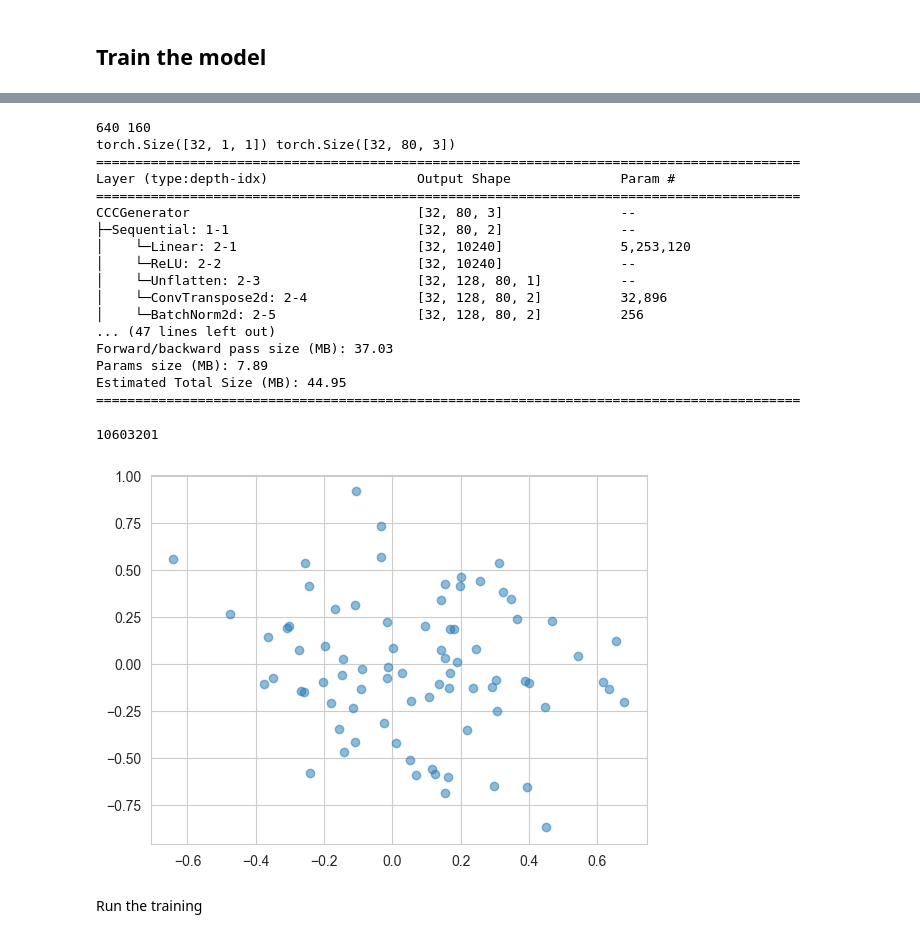
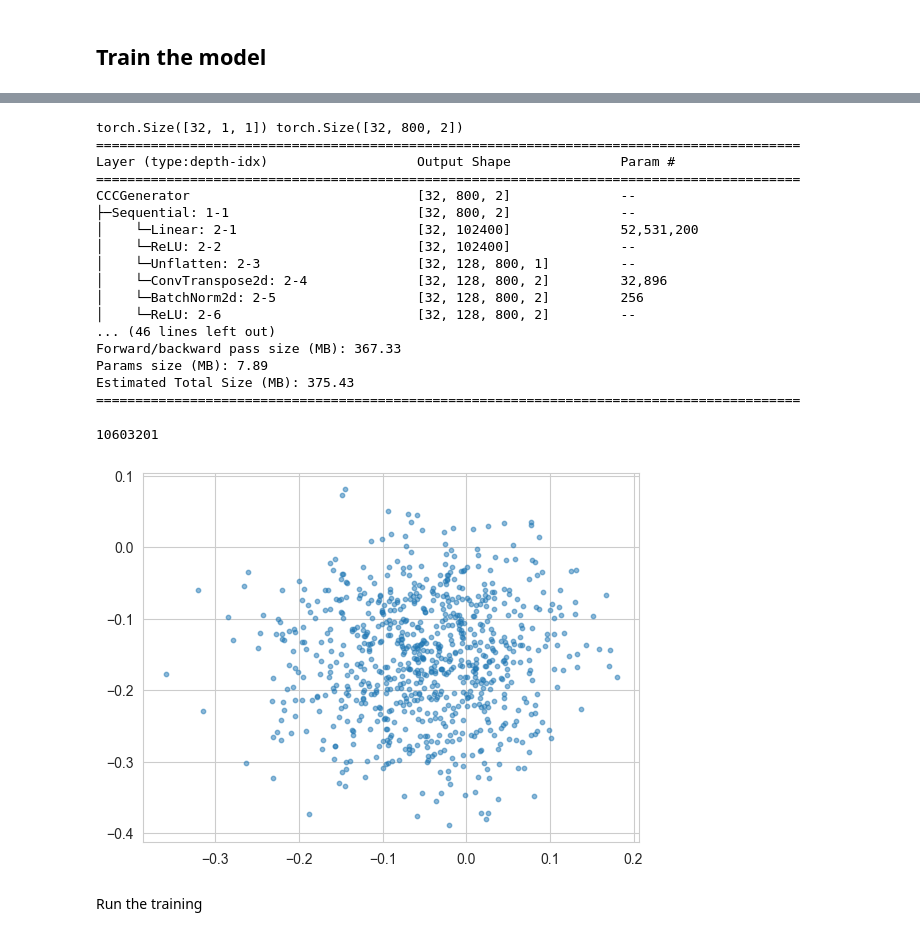
Before and after one commit to Veikko-Saikkonen/hard-spheres, a Jupyter notebook: Notebooks/Hardspheres_v2_simple_lattice.ipynb, the cells around one changed output, grey strips where cells are left out. Drawn from its saved outputs; the diff is of its cells as text; code cells hidden in the pictures.

```diff
--- a/Notebooks/Hardspheres_v2_simple_lattice.ipynb
+++ b/Notebooks/Hardspheres_v2_simple_lattice.ipynb
@@ -89,11 +88,11 @@ N = 1600
 X_box = 41.076212368516387
 Y_box = 35.573043402379753
 
-# Square lattice
-N = 1600
-X_box = 38.225722823651111
-y_box = 38.225722823651111
-dataframe["r"] = 0.375 # Fixed radius for all data, for square lattice
+# # Square lattice
+# N = 1600
+# X_box = 38.225722823651111
+# y_box = 38.225722823651111
+# dataframe["r"] = 0.375 # Fixed radius for all data, for square lattice
 # %%
 from sklearn.preprocessing import StandardScaler, MinMaxScaler
 
@@ -108,7 +107,7 @@ dataframe_scaled = pd.DataFrame(scaler.transform(dataframe), columns=dataframe.c
 dataframe_scaled.set_index(dataframe.index, inplace=True)
 
 dataframe_scaled = dataframe_scaled.drop(columns=["class"]) # Redundant with r
-# dataframe_scaled = dataframe_scaled.sort_values(by=["experiment", "sample"])
+dataframe_scaled = dataframe_scaled.sort_values(by=["experiment", "sample"])
 dataframe_scaled.describe().round(7)
 # %% [output]
 |  | x | y | r |
@@ -314,91 +343,52 @@ Descriptor List:  ['phi']
 # %%
-from src.models.CryinGAN import CCCGDiscriminator, CCCGeneratorWithDiffusion, CCCGenerator
-
 test_frac = 0.2
-
 
 dataset = dataset.to(run_params["training"]["device"])
 trainset, testset = torch.utils.data.random_split(dataset, [1-test_frac, test_frac])
-print(len(trainset), len(testset))
 
 sample_x = dataset[0:32][0].cpu()#.transpose(-1,-2)
 sample_y = dataset[0:32][1].cpu()
 
 sample_x_mps = sample_x.to("mps")
 sample_y_mps = sample_y.to("mps")
 
 print(sample_x.shape, sample_y.shape)
 
-
-out_samples = dataset.samples[0].shape[1]
-out_dimensions = 2 #dataset.samples[0].shape[2]
-
-kernel_size = (1,1)
-stride=1
-
-generator = CCCGenerator(
-    kernel_size=kernel_size,
-    stride=stride,
-    channels_coefficient=1,
-    rand_features=512,# 513 for one paper, 64 for another,
-    out_dimensions=out_dimensions,
-    out_samples=out_samples,
-    latent_dim=128, # 128 for the papers
-    fix_r=0.0049,
-    clip_output = False,
-    # (
-    #     dataset.y.min(dim=0).values.min(dim=0).values,
-    #     dataset.y.max(dim=0).values.max(dim=0).values
-    # )
-    ).to("mps")
-
-
-input_channels = 3
-
-discriminator = CCCGDiscriminator(
-    input_channels=input_channels,
-    in_samples=out_samples,
-    kernel_size=(1,1),
-    channels_coefficient=3
-    ).to("mps")
-
 gan = GAN(
     dataset,
     dataset,# No separate test set
-    generator_model=generator,
-    discriminator_model=discriminator,
     **run_params
     )
 
 print(summary(gan.generator, input_data=sample_x_mps, depth=2))
 print(summary(gan.discriminator, input_data=sample_y_mps, depth=2))
 
 _out = gan.generate(sample_x)[0]
 
 plot_pointcloud(_out, plot_radius=False)
 # plt.xlim(0,1)
 # plt.ylim(0,1)
 10_603_201
 # %% [output]
-640 160
-torch.Size([32, 1, 1]) torch.Size([32, 80, 3])
+torch.Size([32, 1, 1]) torch.Size([32, 800, 2])
 ==========================================================================================
 Layer (type:depth-idx)                   Output Shape              Param #
 ==========================================================================================
-CCCGenerator                             [32, 80, 3]               --
-├─Sequential: 1-1                        [32, 80, 2]               --
-│    └─Linear: 2-1                       [32, 10240]               5,253,120
-│    └─ReLU: 2-2                         [32, 10240]               --
-│    └─Unflatten: 2-3                    [32, 128, 80, 1]          --
-│    └─ConvTranspose2d: 2-4              [32, 128, 80, 2]          32,896
-│    └─BatchNorm2d: 2-5                  [32, 128, 80, 2]          256
-... (47 lines left out)
-Forward/backward pass size (MB): 37.03
+CCCGenerator                             [32, 800, 2]              --
+├─Sequential: 1-1                        [32, 800, 2]              --
+│    └─Linear: 2-1                       [32, 102400]              52,531,200
+│    └─ReLU: 2-2                         [32, 102400]              --
+│    └─Unflatten: 2-3                    [32, 128, 800, 1]         --
+│    └─ConvTranspose2d: 2-4              [32, 128, 800, 2]         32,896
+│    └─BatchNorm2d: 2-5                  [32, 128, 800, 2]         256
+│    └─ReLU: 2-6                         [32, 128, 800, 2]         --
+... (46 lines left out)
+Forward/backward pass size (MB): 367.33
 Params size (MB): 7.89
-Estimated Total Size (MB): 44.95
+Estimated Total Size (MB): 375.43
 ==========================================================================================
 10603201
-[figure, old version]
+[figure, new version]
 # %% [markdown]
 Run the training
 # %%
```
Also changed, not shown: parts of 8 cells of this notebook, 10 other files.
